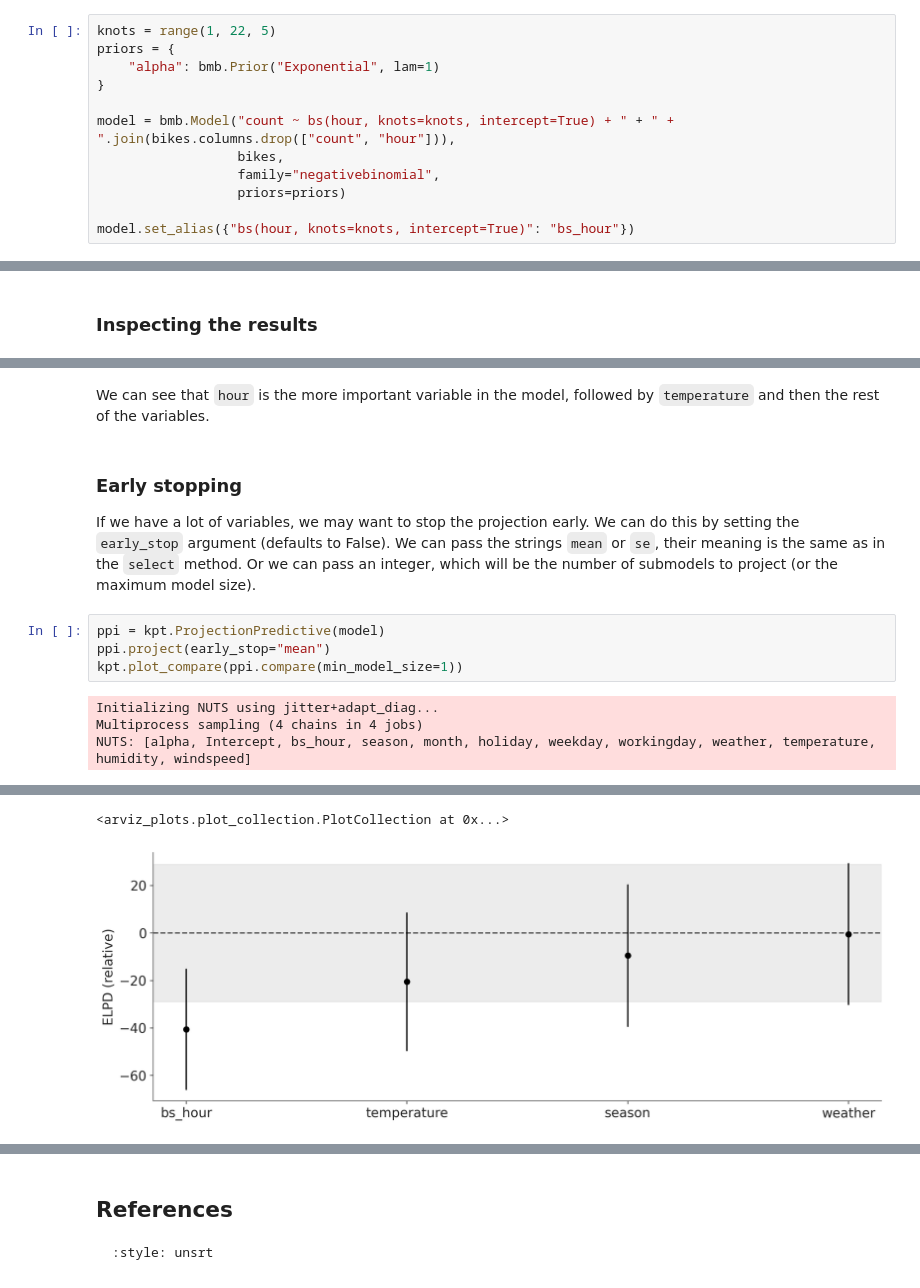
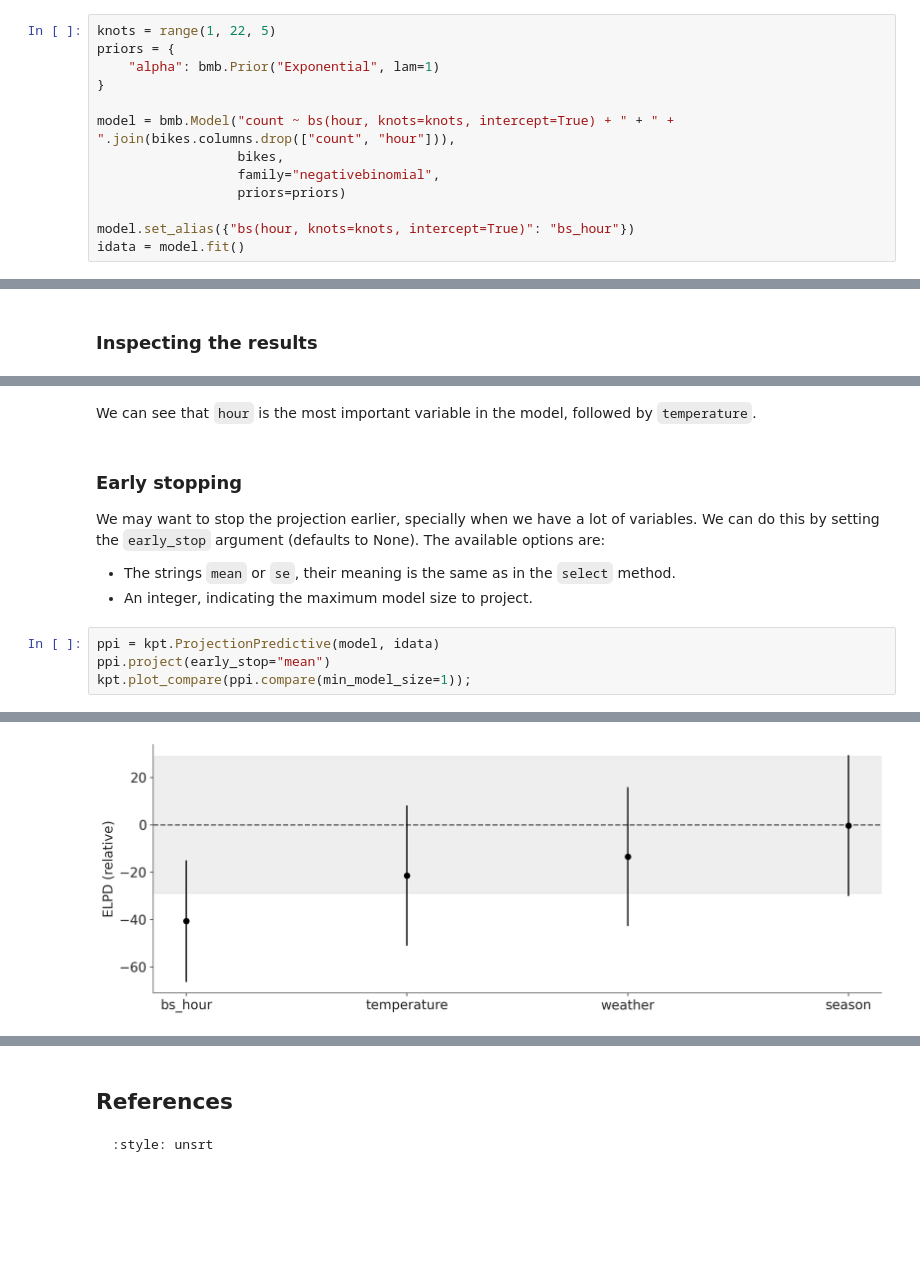
Before and after one commit to bambinos/kulprit, a Jupyter notebook: docs/examples/Examples.ipynb, the cells around one changed output, grey strips where cells are left out. Drawn from its saved outputs; the diff is of its cells as text; blank space fills up the shorter version.

```diff
--- a/docs/examples/Examples.ipynb
+++ b/docs/examples/Examples.ipynb
@@ -147,3 +150,4 @@ model = bmb.Model("count ~ bs(hour, knots=knots, intercept=True) + " + " + ".joi
                   priors=priors)
 
 model.set_alias({"bs(hour, knots=knots, intercept=True)": "bs_hour"})
+idata = model.fit()
@@ -172,14 +181,14 @@ kpt.plot_compare(ppi.compare(min_model_size=1),
 # %% [markdown]
-We can see that `hour` is the more important variable in the model, followed by `temperature` and then the rest of the variables.
+We can see that `hour` is the most important variable in the model, followed by `temperature`.
 # %% [markdown]
 ### Early stopping
 
-If we have a lot of variables, we may want to stop the projection early. We can do this by setting the `early_stop` argument (defaults to False). We can pass the strings `mean` or `se`, their meaning is the same as in the `select` method. Or we can pass an integer, which will be the number of submodels to project (or the maximum model size).
+We may want to stop the projection earlier, specially when we have a lot of variables. We can do this by setting the `early_stop` argument (defaults to None). The available options are:
+
+* The strings `mean` or `se`, their meaning is the same as in the `select` method.
+* An integer, indicating the maximum model size to project.
 # %%
-ppi = kpt.ProjectionPredictive(model)
+ppi = kpt.ProjectionPredictive(model, idata)
 ppi.project(early_stop="mean")
-kpt.plot_compare(ppi.compare(min_model_size=1))
+kpt.plot_compare(ppi.compare(min_model_size=1));
 # %% [output]
-Initializing NUTS using jitter+adapt_diag...
-Multiprocess sampling (4 chains in 4 jobs)
-NUTS: [alpha, Intercept, bs_hour, season, month, holiday, weekday, workingday, weather, temperature, humidity, windspeed]
@@ -189,5 +195,4 @@ Sampling 4 chains for 1_000 tune and 1_000 draw iterations (4_000 + 4_000 draws
-<arviz_plots.plot_collection.PlotCollection at 0x...>
-[figure, old version]
+[figure, new version]
 # %% [markdown]
 ## Speeding up the projection
 
```
Also changed, not shown: parts of 18 cells of this notebook, 3 other files.
